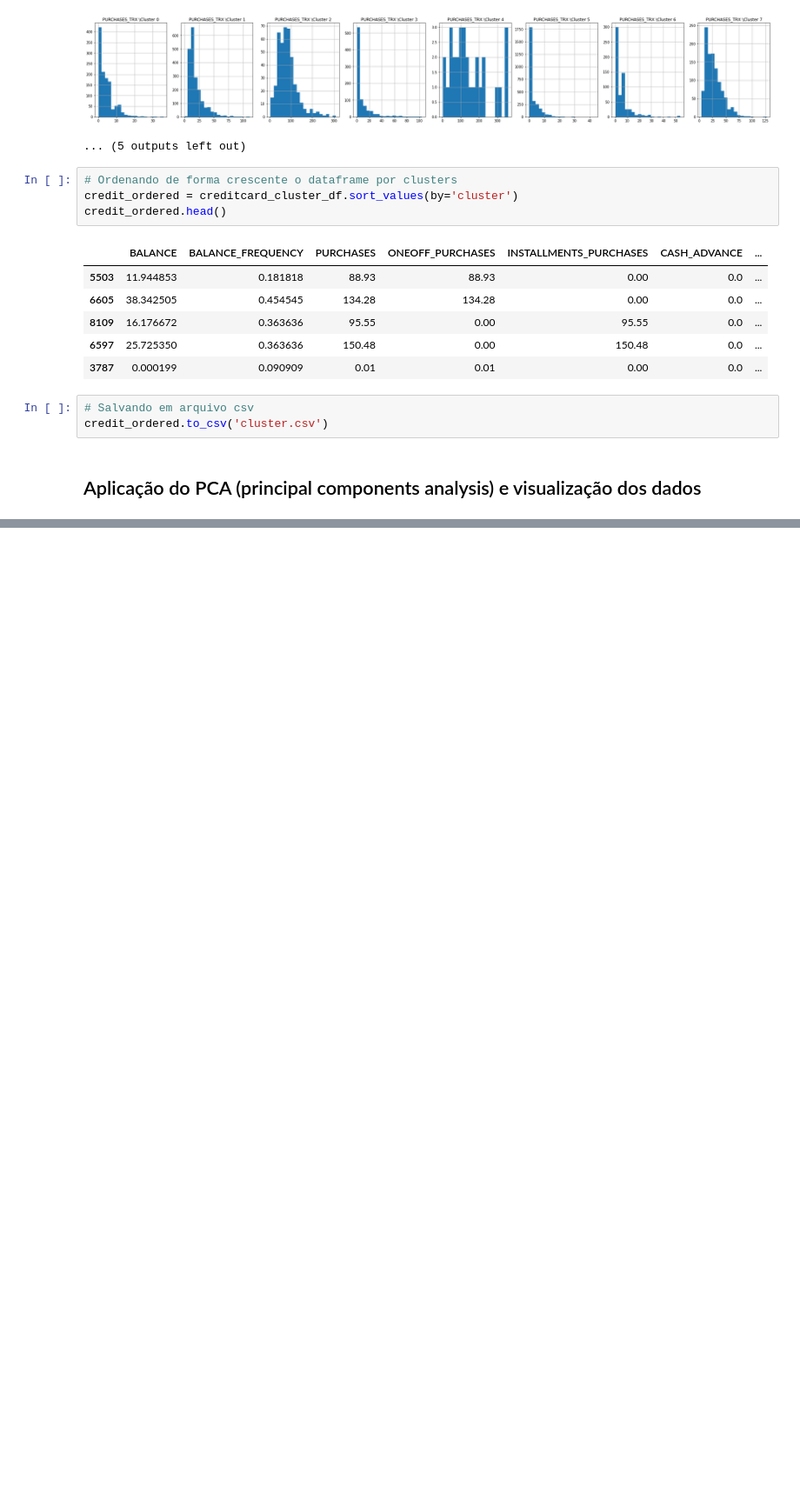
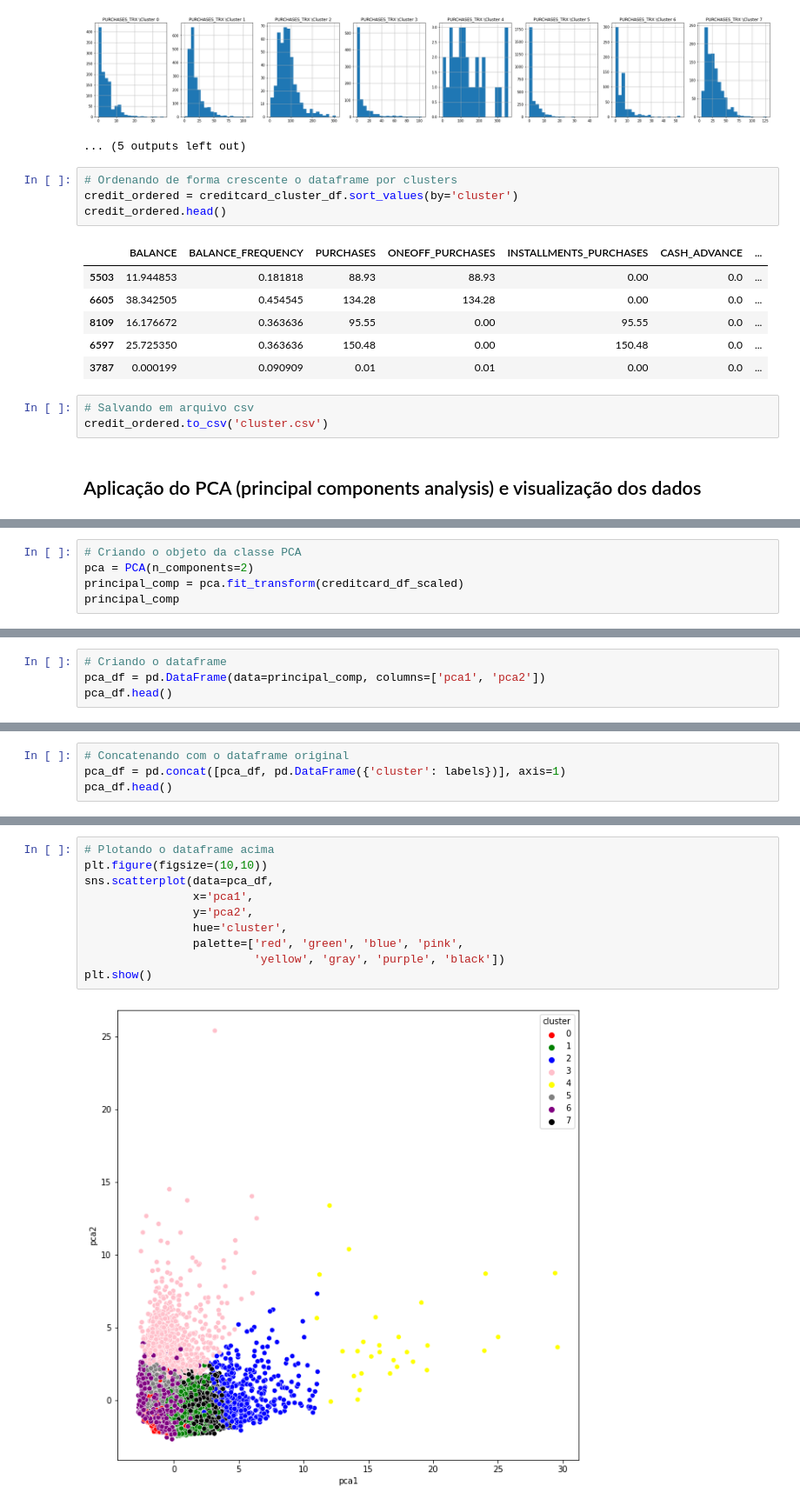
Before and after one commit to Mario-RJunior/Departamento-Marketing, a Jupyter notebook: Segmentacao_marketing.ipynb, the cells around one changed output, grey strips where cells are left out. Shown at 87% size. Cells and saved outputs as stored; diff of their text form; blank space fills up the shorter version.

```diff
--- a/Segmentacao_marketing.ipynb
+++ b/Segmentacao_marketing.ipynb
@@ -395,0 +398,5 @@ credit_ordered.to_csv('cluster.csv')
+# %%
+# Criando o objeto da classe PCA
+pca = PCA(n_components=2)
+principal_comp = pca.fit_transform(creditcard_df_scaled)
+principal_comp
@@ -395,0 +411,4 @@ credit_ordered.to_csv('cluster.csv')
+# %%
+# Criando o dataframe
+pca_df = pd.DataFrame(data=principal_comp, columns=['pca1', 'pca2'])
+pca_df.head()
@@ -395,0 +422,4 @@ credit_ordered.to_csv('cluster.csv')
+# %%
+# Concatenando com o dataframe original
+pca_df = pd.concat([pca_df, pd.DataFrame({'cluster': labels})], axis=1)
+pca_df.head()
@@ -395,0 +433,12 @@ credit_ordered.to_csv('cluster.csv')
+# %%
+# Plotando o dataframe acima
+plt.figure(figsize=(10,10))
+sns.scatterplot(data=pca_df,
+                x='pca1',
+                y='pca2',
+                hue='cluster',
+                palette=['red', 'green', 'blue', 'pink',
+                         'yellow', 'gray', 'purple', 'black'])
+plt.show()
+# %% [output]
+[figure, added]
```
Also changed, not shown: parts of 5 cells of this notebook.
